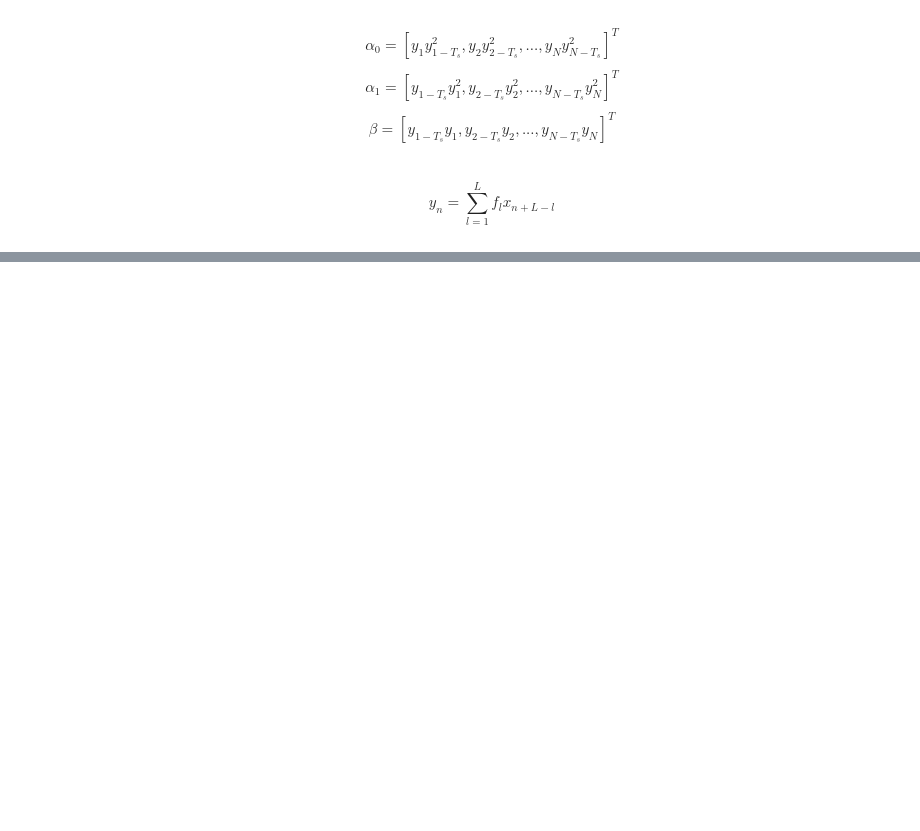
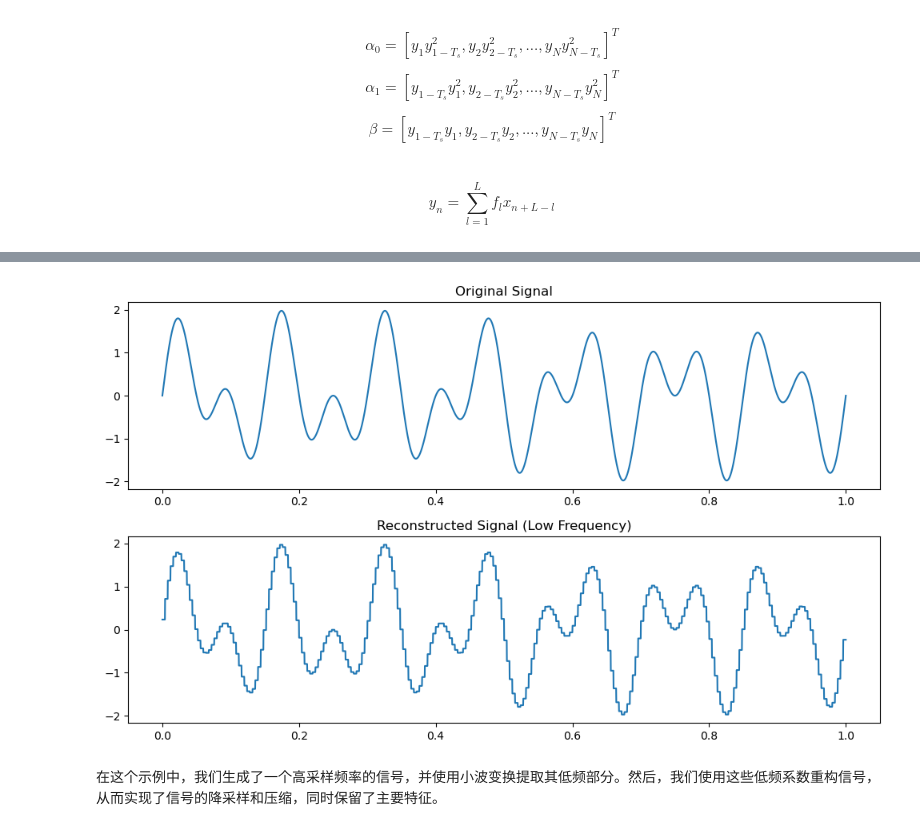
Before and after one commit to lomvix/time-serise, a Jupyter notebook: FMD_reconsitution.ipynb, the cells around one changed output, grey strips where cells are left out. Drawn from its saved outputs; the diff is of its cells as text; code cells hidden in the pictures; blank space fills up the shorter version.

```diff
--- a/FMD_reconsitution.ipynb
+++ b/FMD_reconsitution.ipynb
@@ -331,0 +645,36 @@ x[::-1]
+# %%
+import pywt
+import numpy as np
+import matplotlib.pyplot as plt
+
+# 生成一个示例信号
+t = np.linspace(0, 1, 4000)  # 高采样频率
+signal = np.sin(2 * np.pi * 7 * t) + np.sin(2 * np.pi * 13 * t)
+
+# 进行小波变换
+wavelet = 'db1'
+coeffs = pywt.wavedec(signal, wavelet, level=4)
+
+# 只保留逼近系数（低频部分）
+coeffs[1:] = [np.zeros_like(detail) for detail in coeffs[1:]]
+
+# 使用选定的系数进行逆小波变换，重构信号
+reconstructed_signal = pywt.waverec(coeffs, wavelet)
+
+# 绘制原始信号和重构信号
+fig, ax = plt.subplots(2, 1, figsize=(10, 6))
+
+ax[0].plot(t, signal)
+ax[0].set_title("Original Signal")
+
+ax[1].plot(t, reconstructed_signal)
+ax[1].set_title("Reconstructed Signal (Low Frequency)")
+
+plt.tight_layout()
+plt.show()
+# %% [output]
+[figure, added]
+# %% [markdown]
+
+
+在这个示例中，我们生成了一个高采样频率的信号，并使用小波变换提取其低频部分。然后，我们使用这些低频系数重构信号，从而实现了信号的降采样和压缩，同时保留了主要特征。
```
Also changed, not shown: parts of 20 cells of this notebook.
